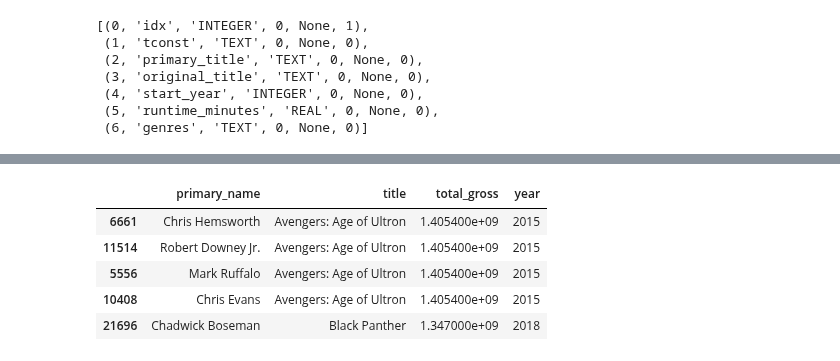
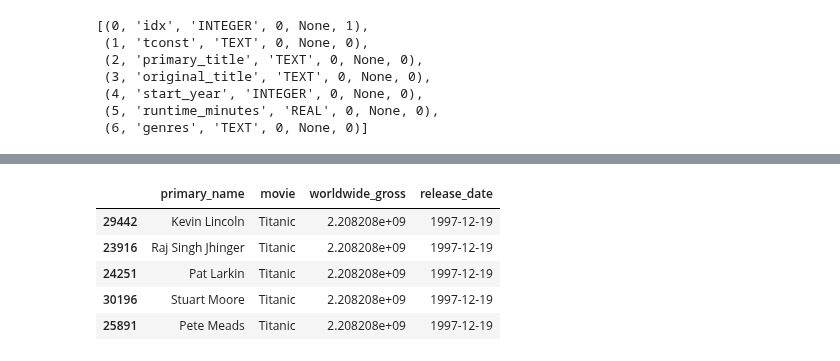
Before and after one commit to jeffreyhwatson/MS_Box_Office_Insights, a Jupyter notebook: talent_sql_eda.ipynb, the cells around one changed output, grey strips where cells are left out. Saved outputs shown, nothing was run; the diff lists cells and outputs as text; code cells hidden in the pictures.

```diff
--- a/talent_sql_eda.ipynb
+++ b/talent_sql_eda.ipynb
@@ -175,0 +180,3 @@ df.head(1)
+# %%
+# change date string to datetime object
+df.release_date = pd.to_datetime(df.release_date)
@@ -176,5 +213,4 @@ df.head(1)
 # %%
-# creating a total_gross column
-df['total_gross'] = df.domestic_gross + df.foreign_gross
+df['international_gross'] = df['worldwide_gross'].sub(df['domestic_gross'])
 df.head(1)
 # %% [output]
@@ -182,0 +219,6 @@ df.head(1)
+# %%
+#adding net profit columns
+df['domestic_net'] = df['domestic_gross'].sub(df['production_budget'])
+df['worldwide_net'] = df['worldwide_gross'].sub(df['production_budget'])
+df['international_net'] = df['worldwide_gross'].sub(df['production_budget'])
+df.info()
@@ -182,0 +245,6 @@ df.head(1)
+# %%
+#adding return on investment columns and checking results
+df['domestic_roi'] = df['domestic_net'].divide(df['production_budget'])
+df['worldwide_roi'] = df['worldwide_net'].divide(df['production_budget'])
+df['international_roi'] = df['international_net'].divide(df['production_budget'])
+df.head(1)
@@ -216,11 +356,11 @@ actor_df.head(1)
 # %%
-top_actors_films = actor_df.sort_values(by=['total_gross'], ascending=False).head(50)
-top_actors_films[['primary_name', 'title', 'total_gross', 'year']].head()
+top_actors_films = actor_df.sort_values(by=['worldwide_gross'], ascending=False).head(20)
+top_actors_films[['primary_name', 'movie', 'worldwide_gross', 'release_date']].head()
 # %% [output]
-|  | primary_name | title | total_gross | year |
-| 6661 | Chris Hemsworth | Avengers: Age of Ultron | 1.405400e+09 | 2015 |
-| 11514 | Robert Downey Jr. | Avengers: Age of Ultron | 1.405400e+09 | 2015 |
-| 5556 | Mark Ruffalo | Avengers: Age of Ultron | 1.405400e+09 | 2015 |
-| 10408 | Chris Evans | Avengers: Age of Ultron | 1.405400e+09 | 2015 |
-| 21696 | Chadwick Boseman | Black Panther | 1.347000e+09 | 2018 |
+|  | primary_name | movie | worldwide_gross | release_date |
+| 29442 | Kevin Lincoln | Titanic | 2.208208e+09 | 1997-12-19 |
+| 23916 | Raj Singh Jhinger | Titanic | 2.208208e+09 | 1997-12-19 |
+| 24251 | Pat Larkin | Titanic | 2.208208e+09 | 1997-12-19 |
+| 30196 | Stuart Moore | Titanic | 2.208208e+09 | 1997-12-19 |
+| 25891 | Pete Meads | Titanic | 2.208208e+09 | 1997-12-19 |
 # %%
```
Also changed, not shown: parts of 38 cells of this notebook, 4 other files.
